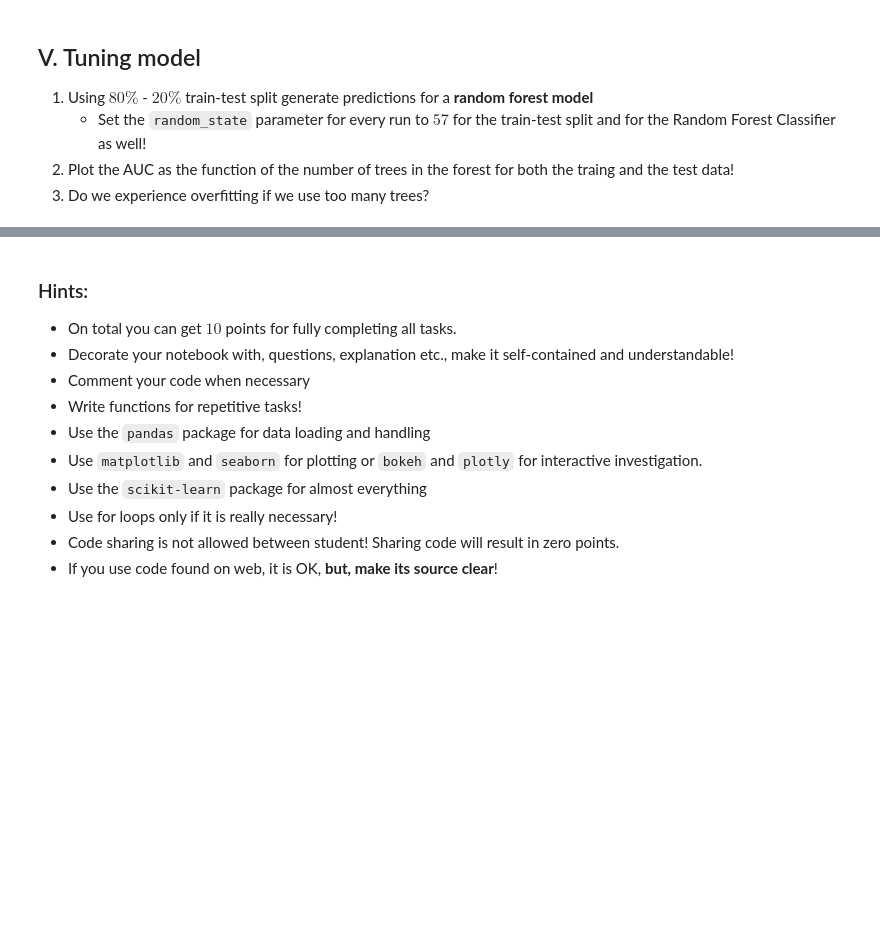
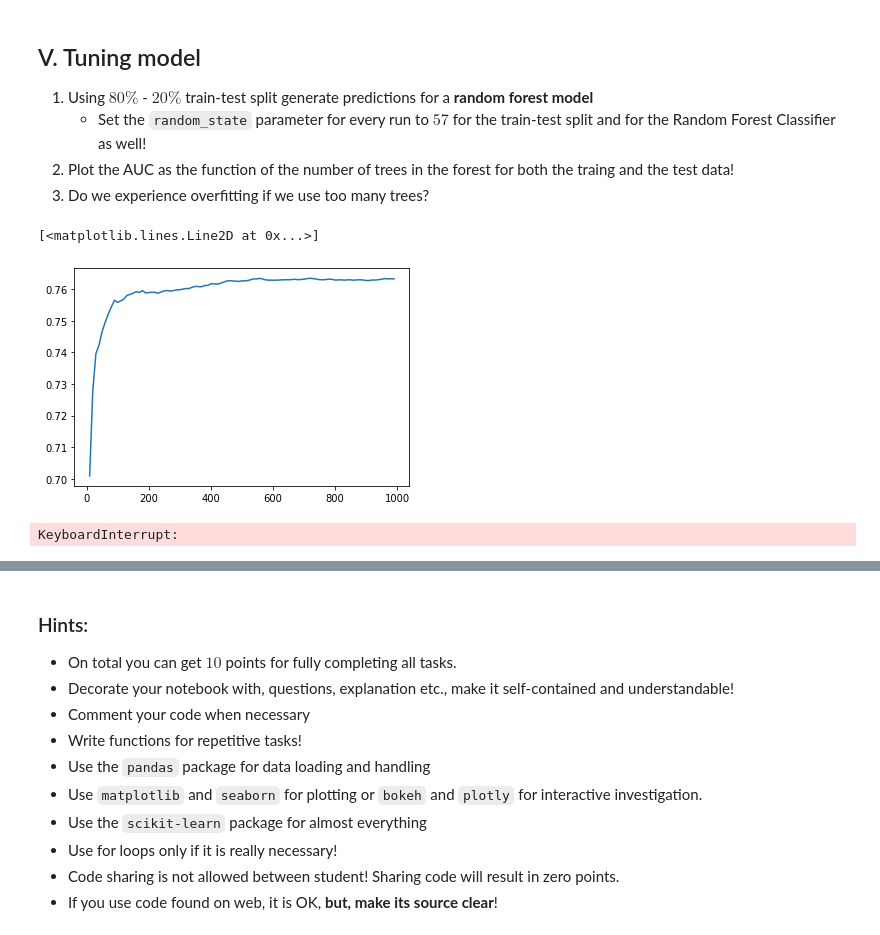
Before and after one commit to barnabasp/ML_Course, a Jupyter notebook: 8/bporfy_lab_08_tree_models.ipynb, the cells around one changed output, grey strips where cells are left out. Saved outputs shown, nothing was run; the diff lists cells and outputs as text; code cells hidden in the pictures; blank space fills up the shorter version.

```diff
--- a/8/bporfy_lab_08_tree_models.ipynb
+++ b/8/bporfy_lab_08_tree_models.ipynb
@@ -442,0 +450,24 @@ clf_dt.fit(X_train,y_train)
+# %%
+X_train, X_test, y_train, y_test = train_test_split(scaled_data, Y, test_size=0.8, random_state=57)
+auc = []
+fpr_l = []
+tpr_l = []
+for i in (np.arange(10,1000,10)):
+    clf = RandomForestClassifier(random_state=57,n_estimators=i)
+    clf.fit(X_train,y_train)
+    fpr_rf = dict()
+    tpr_rf = dict()
+    fpr_rf, tpr_rf, _ = metrics.roc_curve(y_test, clf.predict_proba(X_test)[:,1])
+    roc_auc_rf = metrics.auc(fpr_rf, tpr_rf)
+    fpr_l.append(fpr_l)
+    tpr_l.append(tpr_l)
+    auc.append(roc_auc_rf)
+# %%
+plt.plot(np.arange(10,1000,10),auc)
+# %% [output]
+[<matplotlib.lines.Line2D at 0x...>]
+[figure, added]
+# %%
+np.array(fpr_l)[0,0]
+# %% [output]
+KeyboardInterrupt:
```
Also changed, not shown: parts of 15 cells of this notebook.
